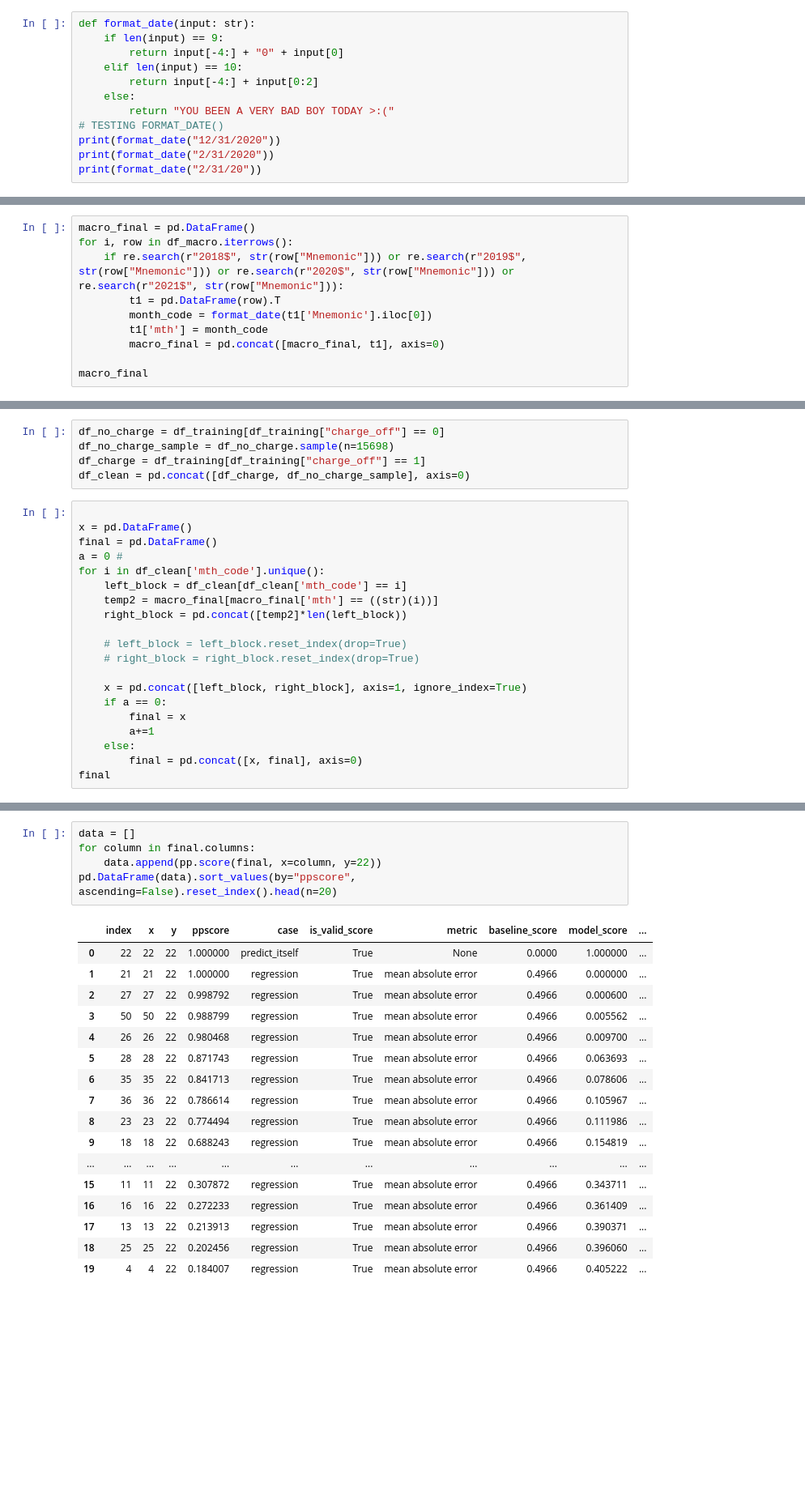
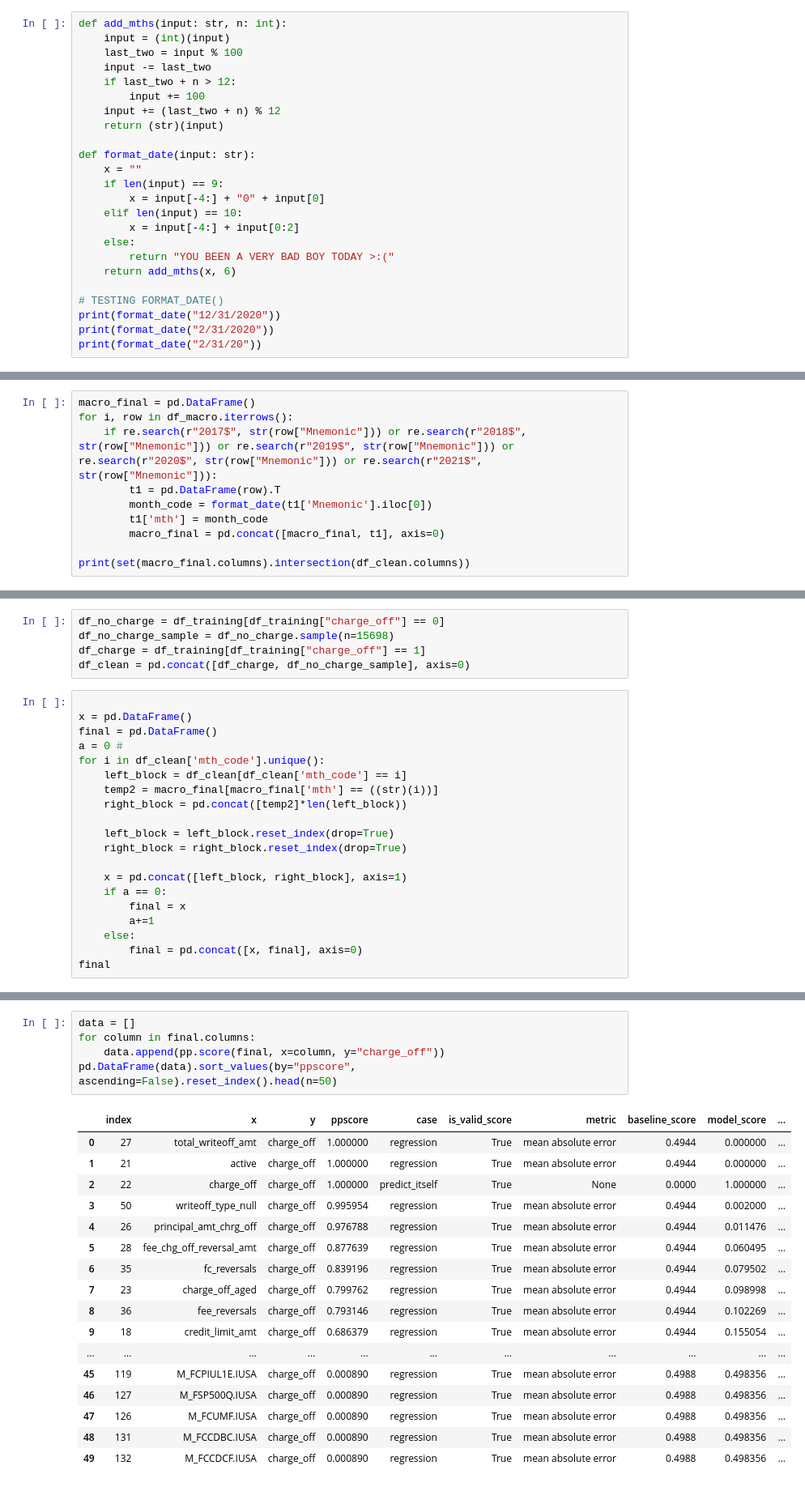
Before and after one commit to mohitsingh4744/illinois-datathon-23, a Jupyter notebook: final.ipynb, the cells around one changed output, grey strips where cells are left out. Shown: that part at 81% size. Drawn from its saved outputs; the diff is of its cells as text; blank space fills up the shorter version.

```diff
--- a/final.ipynb
+++ b/final.ipynb
@@ -9,13 +9,25 @@ df_macro = pd.read_csv("macro_data.csv")
 # %% [markdown]
 IN THE NEXT STEP WE WILL FILTER THE MACRO DATA
 # %%
+def add_mths(input: str, n: int):
+    input = (int)(input)
+    last_two = input % 100
+    input -= last_two
+    if last_two + n > 12:
+        input += 100
+    input += (last_two + n) % 12
+    return (str)(input)
+
 def format_date(input: str):
+    x = ""
     if len(input) == 9:
-        return input[-4:] + "0" + input[0]
+        x = input[-4:] + "0" + input[0]
     elif len(input) == 10:
-        return input[-4:] + input[0:2]
+        x = input[-4:] + input[0:2]
     else:
         return "YOU BEEN A VERY BAD BOY TODAY >:("
+    return add_mths(x, 6)
+
 # TESTING FORMAT_DATE()
 print(format_date("12/31/2020"))
 print(format_date("2/31/2020"))
@@ -30,11 +58,11 @@ import datetime
 # %%
 macro_final = pd.DataFrame()
 for i, row in df_macro.iterrows():
-    if re.search(r"2018$", str(row["Mnemonic"])) or re.search(r"2019$", str(row["Mnemonic"])) or re.search(r"2020$", str(row["Mnemonic"])) or re.search(r"2021$", str(row["Mnemonic"])):
+    if re.search(r"2017$", str(row["Mnemonic"])) or re.search(r"2018$", str(row["Mnemonic"])) or re.search(r"2019$", str(row["Mnemonic"])) or re.search(r"2020$", str(row["Mnemonic"])) or re.search(r"2021$", str(row["Mnemonic"])):
         t1 = pd.DataFrame(row).T
         month_code = format_date(t1['Mnemonic'].iloc[0])
         t1['mth'] = month_code
         macro_final = pd.concat([macro_final, t1], axis=0)
 
-macro_final
+print(set(macro_final.columns).intersection(df_clean.columns))
 # %% [output]
@@ -79,10 +90,10 @@ for i in df_clean['mth_code'].unique():
     temp2 = macro_final[macro_final['mth'] == ((str)(i))]
     right_block = pd.concat([temp2]*len(left_block))
 
-    # left_block = left_block.reset_index(drop=True)
-    # right_block = right_block.reset_index(drop=True)
+    left_block = left_block.reset_index(drop=True)
+    right_block = right_block.reset_index(drop=True)
 
-    x = pd.concat([left_block, right_block], axis=1, ignore_index=True)
+    x = pd.concat([left_block, right_block], axis=1)
     if a == 0:
         final = x
         a+=1
@@ -98,23 +117,23 @@ df_clean.columns.get_loc("charge_off")
 # %%
 data = []
 for column in final.columns:
-    data.append(pp.score(final, x=column, y=22))
-pd.DataFrame(data).sort_values(by="ppscore", ascending=False).reset_index().head(n=20)
+    data.append(pp.score(final, x=column, y="charge_off"))
+pd.DataFrame(data).sort_values(by="ppscore", ascending=False).reset_index().head(n=50)
 # %% [output]
 |  | index | x | y | ppscore | case | is_valid_score | metric | baseline_score | model_score | ... |
-| 0 | 22 | 22 | 22 | 1.000000 | predict_itself | True | None | 0.0000 | 1.000000 | ... |
-| 1 | 21 | 21 | 22 | 1.000000 | regression | True | mean absolute error | 0.4966 | 0.000000 | ... |
-| 2 | 27 | 27 | 22 | 0.998792 | regression | True | mean absolute error | 0.4966 | 0.000600 | ... |
-| 3 | 50 | 50 | 22 | 0.988799 | regression | True | mean absolute error | 0.4966 | 0.005562 | ... |
-| 4 | 26 | 26 | 22 | 0.980468 | regression | True | mean absolute error | 0.4966 | 0.009700 | ... |
-| 5 | 28 | 28 | 22 | 0.871743 | regression | True | mean absolute error | 0.4966 | 0.063693 | ... |
-| 6 | 35 | 35 | 22 | 0.841713 | regression | True | mean absolute error | 0.4966 | 0.078606 | ... |
-| 7 | 36 | 36 | 22 | 0.786614 | regression | True | mean absolute error | 0.4966 | 0.105967 | ... |
-| 8 | 23 | 23 | 22 | 0.774494 | regression | True | mean absolute error | 0.4966 | 0.111986 | ... |
-| 9 | 18 | 18 | 22 | 0.688243 | regression | True | mean absolute error | 0.4966 | 0.154819 | ... |
+| 0 | 27 | total_writeoff_amt | charge_off | 1.000000 | regression | True | mean absolute error | 0.4944 | 0.000000 | ... |
+| 1 | 21 | active | charge_off | 1.000000 | regression | True | mean absolute error | 0.4944 | 0.000000 | ... |
+| 2 | 22 | charge_off | charge_off | 1.000000 | predict_itself | True | None | 0.0000 | 1.000000 | ... |
+| 3 | 50 | writeoff_type_null | charge_off | 0.995954 | regression | True | mean absolute error | 0.4944 | 0.002000 | ... |
+| 4 | 26 | principal_amt_chrg_off | charge_off | 0.976788 | regression | True | mean absolute error | 0.4944 | 0.011476 | ... |
+| 5 | 28 | fee_chg_off_reversal_amt | charge_off | 0.877639 | regression | True | mean absolute error | 0.4944 | 0.060495 | ... |
+| 6 | 35 | fc_reversals | charge_off | 0.839196 | regression | True | mean absolute error | 0.4944 | 0.079502 | ... |
+| 7 | 23 | charge_off_aged | charge_off | 0.799762 | regression | True | mean absolute error | 0.4944 | 0.098998 | ... |
+| 8 | 36 | fee_reversals | charge_off | 0.793146 | regression | True | mean absolute error | 0.4944 | 0.102269 | ... |
+| 9 | 18 | credit_limit_amt | charge_off | 0.686379 | regression | True | mean absolute error | 0.4944 | 0.155054 | ... |
 | ... | ... | ... | ... | ... | ... | ... | ... | ... | ... | ... |
-| 15 | 11 | 11 | 22 | 0.307872 | regression | True | mean absolute error | 0.4966 | 0.343711 | ... |
-| 16 | 16 | 16 | 22 | 0.272233 | regression | True | mean absolute error | 0.4966 | 0.361409 | ... |
-| 17 | 13 | 13 | 22 | 0.213913 | regression | True | mean absolute error | 0.4966 | 0.390371 | ... |
-| 18 | 25 | 25 | 22 | 0.202456 | regression | True | mean absolute error | 0.4966 | 0.396060 | ... |
-| 19 | 4 | 4 | 22 | 0.184007 | regression | True | mean absolute error | 0.4966 | 0.405222 | ... |
+| 45 | 119 | M_FCPIUL1E.IUSA | charge_off | 0.000890 | regression | True | mean absolute error | 0.4988 | 0.498356 | ... |
+| 46 | 127 | M_FSP500Q.IUSA | charge_off | 0.000890 | regression | True | mean absolute error | 0.4988 | 0.498356 | ... |
+| 47 | 126 | M_FCUMF.IUSA | charge_off | 0.000890 | regression | True | mean absolute error | 0.4988 | 0.498356 | ... |
+| 48 | 131 | M_FCCDBC.IUSA | charge_off | 0.000890 | regression | True | mean absolute error | 0.4988 | 0.498356 | ... |
+| 49 | 132 | M_FCCDCF.IUSA | charge_off | 0.000890 | regression | True | mean absolute error | 0.4988 | 0.498356 | ... |
```
Also changed, not shown: parts of 6 cells of this notebook.
